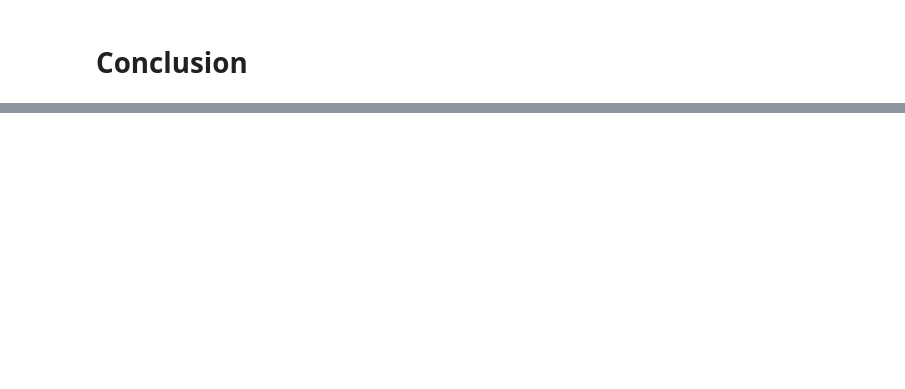
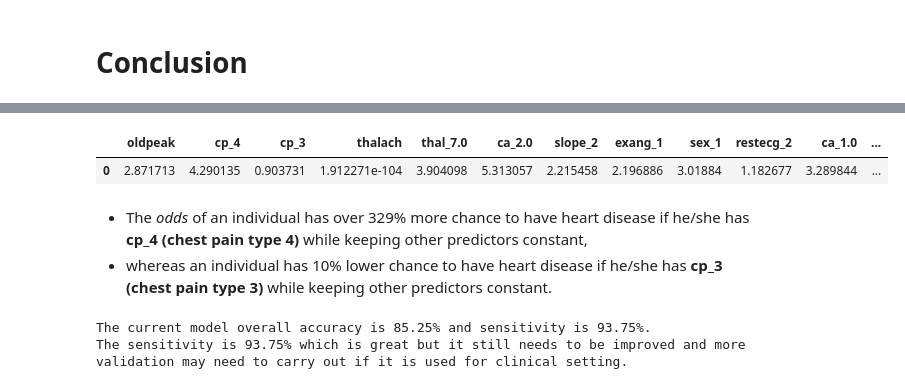
Before and after one commit to moscmh/heartdisease_by_logisticregression, a Jupyter notebook: heart.ipynb, the cells around one changed output, grey strips where cells are left out. Saved outputs shown, nothing was run; the diff lists cells and outputs as text; code cells hidden in the pictures; blank space fills up the shorter version.

```diff
--- a/heart.ipynb
+++ b/heart.ipynb
@@ -632,0 +667,14 @@ Specificity: 75.86 %
+# %%
+# Coefficients against odds
+np.exp(model_coefs)
+# %% [output]
+|  | oldpeak | cp_4 | cp_3 | thalach | thal_7.0 | ca_2.0 | slope_2 | exang_1 | sex_1 | restecg_2 | ca_1.0 | ... |
+| 0 | 2.871713 | 4.290135 | 0.903731 | 1.912271e-104 | 3.904098 | 5.313057 | 2.215458 | 2.196886 | 3.01884 | 1.182677 | 3.289844 | ... |
+# %% [markdown]
+* The *odds* of an individual has over 329% more chance to have heart disease if he/she has **cp_4 (chest pain type 4)** while keeping other predictors constant,
+* whereas an individual has 10% lower chance to have heart disease if he/she has **cp_3 (chest pain type 3)** while keeping other predictors constant.
+# %%
+print(f"The current model overall accuracy is {final_acc}% and sensitivity is {final_sens}%.\nThe sensitivity is 93.75% which is great but it still needs to be improved and more validation may need to carry out if it is used for clinical setting.")
+# %% [output]
+The current model overall accuracy is 85.25% and sensitivity is 93.75%.
+The sensitivity is 93.75% which is great but it still needs to be improved and more validation may need to carry out if it is used for clinical setting.
```
Also changed, not shown: parts of 10 cells of this notebook.
